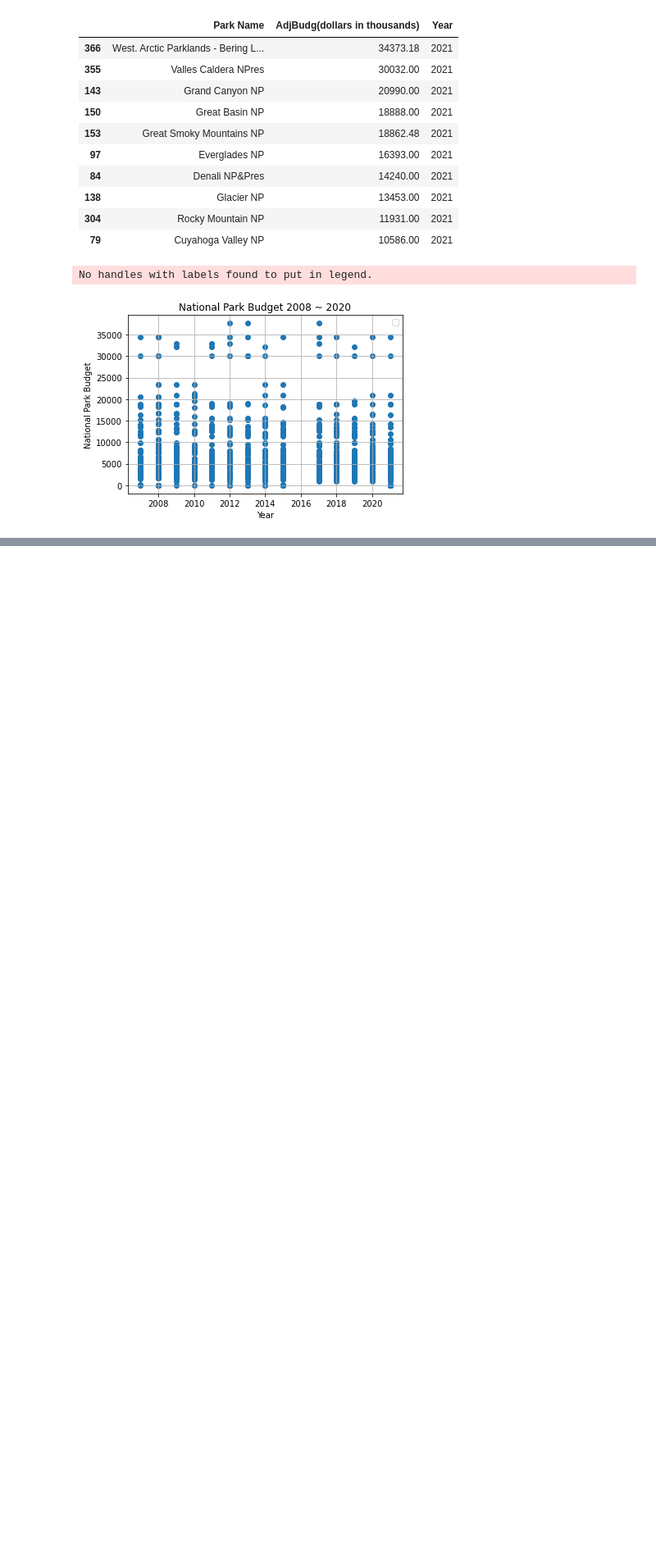
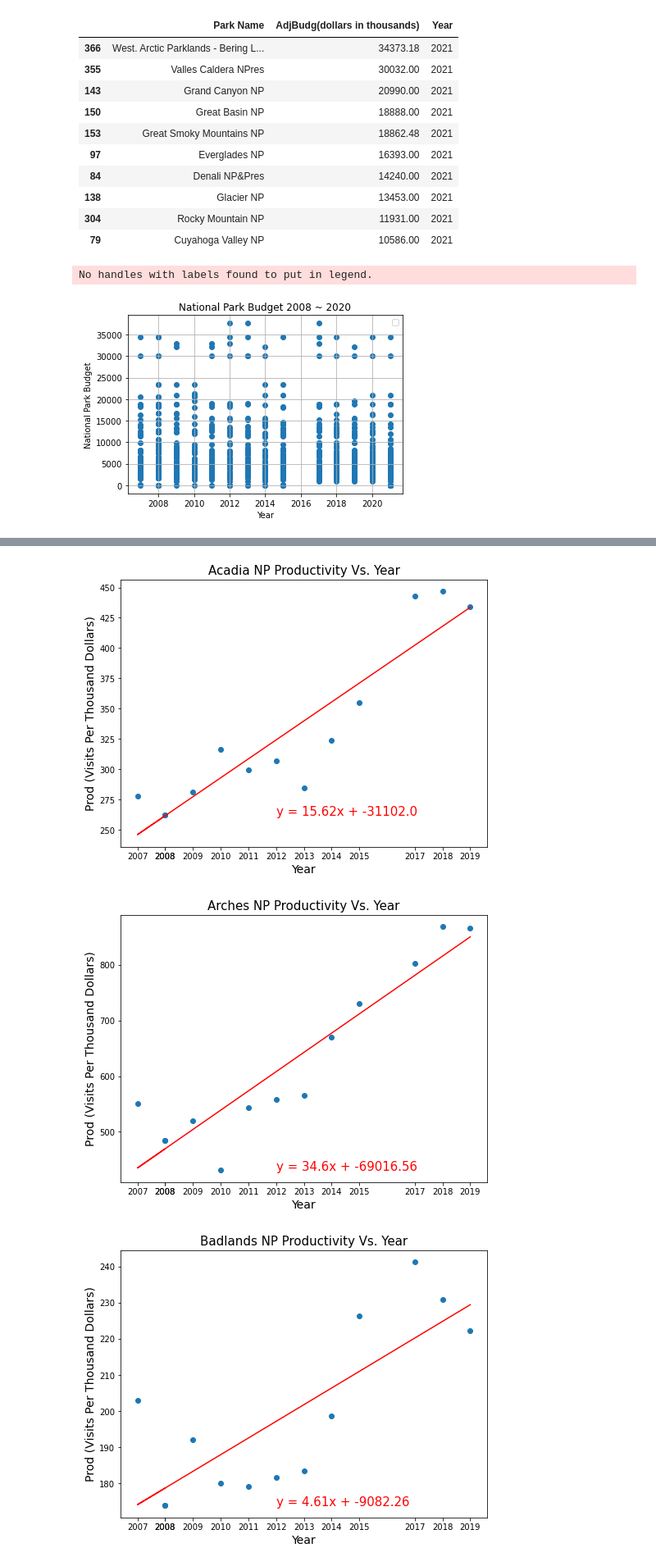
Before and after one commit to mregpala/project-national-park-performance, a Jupyter notebook: NationalParkAnalysis.ipynb, the cells around one changed output, grey strips where cells are left out. Shown at 82% size. Drawn from its saved outputs; the diff is of its cells as text; code cells hidden in the pictures; blank space fills up the shorter version.

```diff
--- a/NationalParkAnalysis.ipynb
+++ b/NationalParkAnalysis.ipynb
@@ -28,6 +28,7 @@ from config import np_key
 #National Park Endpoints
 np_endpoint_parks = "https://developer.nps.gov/api/v1/parks?"
 
+output_graphs = "data/graphs/"
 
 #DataFrame Descriptions
 #attendance_master_detail - National Visit - Location code, activity count - One record per park per year.
@@ -691,0 +783,42 @@ No handles with labels found to put in legend.
+# %%
+#Most Productive
+parks = Productivity_det_df["Park Name"].unique()
+slopes = []
+rvals = []
+park_names = []
+line1 = plt
+
+for park in parks:
+    fig = plt
+    fig.figure(figsize=(8,6))
+    line1 = plt
+    x_vals = Productivity_det_df[Productivity_det_df["Park Name"] == park]["Year"]
+    y_vals = Productivity_det_df[Productivity_det_df["Park Name"] == park]["Prod (Visits Per Thousand Dollars)"]
+    ylim_top = Productivity_det_df[Productivity_det_df["Park Name"] == park]["Prod (Visits Per Thousand Dollars)"].max() + 10
+    ylim_bottom = Productivity_det_df[Productivity_det_df["Park Name"] == park]["Prod (Visits Per Thousand Dollars)"].min() - 5
+    xmin = Productivity_det_df[Productivity_det_df["Park Name"] == park]["Year"].min()
+    park_names.append(park)
+    (slope, intercept, rvalue, pvalue, stderr) = linregress(x_vals, y_vals)
+    slopes.append(slope)
+    rvals.append(rvalue)
+    regress_values = x_vals * slope + intercept
+    line_formula = f'y = {str(round(slope,2))}x + {str(round(intercept,2))}'
+    line1.annotate(line_formula,xy=(xmin + 5,ylim_bottom + 5),fontsize=15,color="red")
+    fig.scatter(x=x_vals, y=y_vals, marker='o')
+    fig.ylabel("Prod (Visits Per Thousand Dollars)",fontsize=14)
+    fig.xlabel("Year",fontsize=14)
+    fig.xticks(x_vals)
+    fig.title(f"{park} Productivity Vs. Year",fontsize=15)
+    fig.plot()
+    line1.plot(x_vals,regress_values,"r-")
+    plt.savefig(output_graphs + f"productivity_{park}.png")
+
+
+
+Productivity_det_regression_df = pd.DataFrame({"Park Name":park_names,
+                                               "rvals":rvals,
+                                               "slopes":slopes})
+# %% [output]
+[figure, added]
+[figure, added]
+[figure, added]
```
Also changed, not shown: parts of 22 cells of this notebook, 46 other files.
